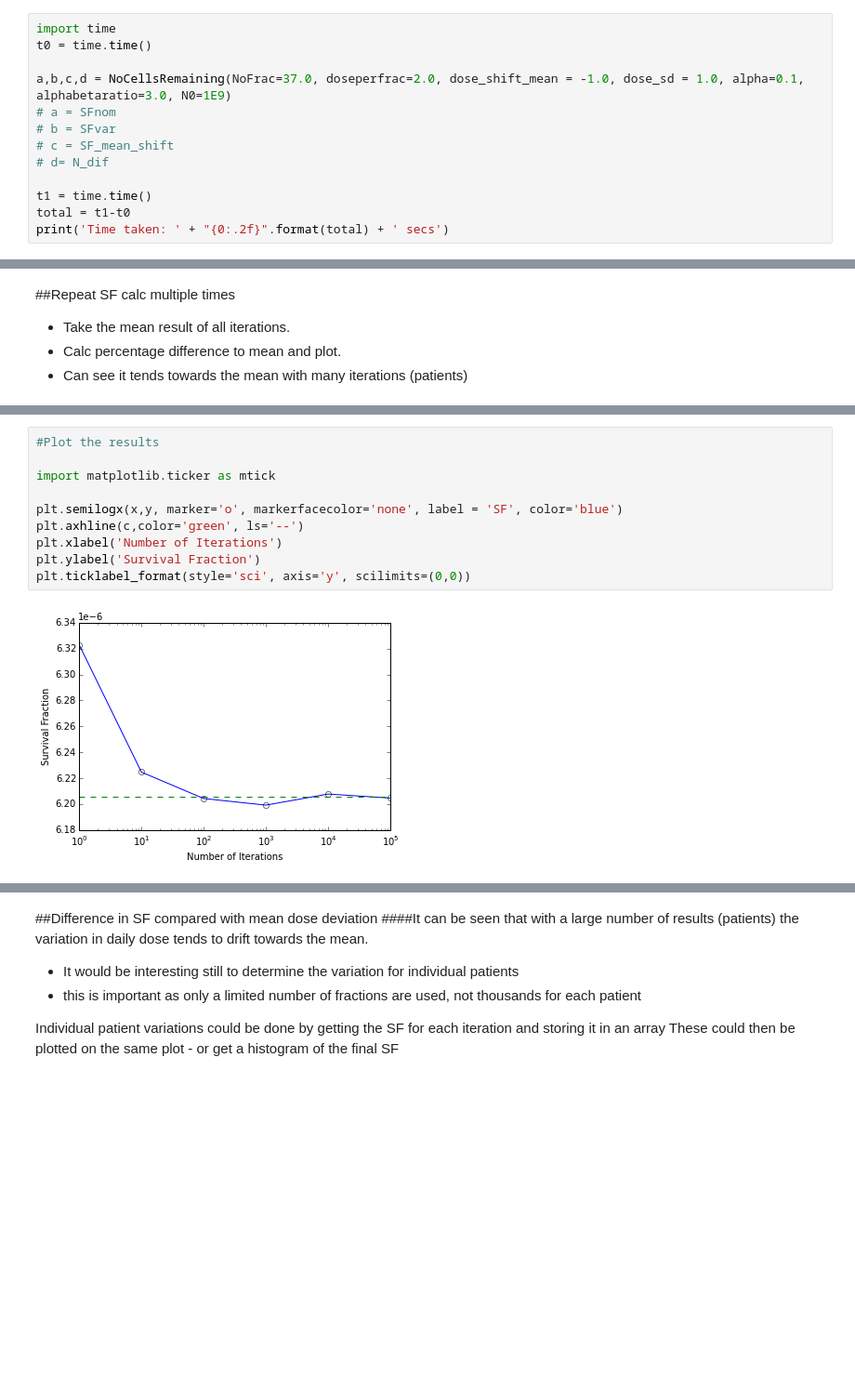
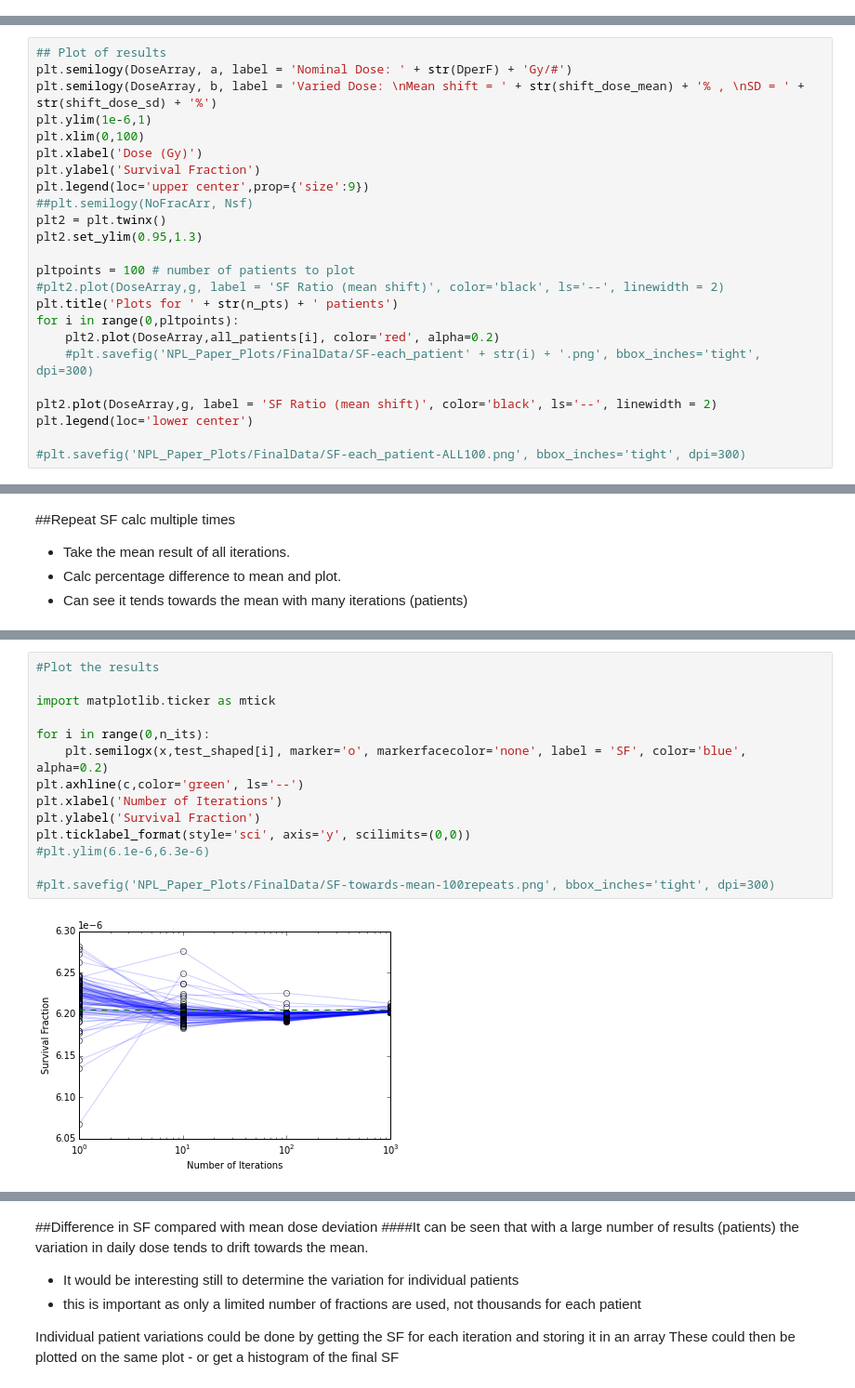
Before and after one commit to mbolt01/InitialCode, a Jupyter notebook: Survival Fraction.ipynb, the cells around one changed output, grey strips where cells are left out. Shown: that part at 93% size. Cells and saved outputs as stored; diff of their text form; blank space fills up the shorter version.

Commit message:
Graph formatting mainly

```diff
--- a/Survival Fraction.ipynb
+++ b/Survival Fraction.ipynb
@@ -301,13 +317,0 @@ def NoCellsRemaining(NoFrac = None, doseperfrac = None, alphabetaratio = None,
-# %%
-import time
-t0 = time.time()
-
-a,b,c,d = NoCellsRemaining(NoFrac=37.0, doseperfrac=2.0, dose_shift_mean = -1.0, dose_sd = 1.0, alpha=0.1, alphabetaratio=3.0, N0=1E9)
-# a = SFnom
-# b = SFvar
-# c = SF_mean_shift
-# d= N_dif
-
-t1 = time.time()
-total = t1-t0
-print('Time taken: ' + "{0:.2f}".format(total) + ' secs')
@@ -335,0 +372,24 @@ Time taken: 0.10 secs
+# %%
+## Plot of results
+plt.semilogy(DoseArray, a, label = 'Nominal Dose: ' + str(DperF) + 'Gy/#')
+plt.semilogy(DoseArray, b, label = 'Varied Dose: \nMean shift = ' + str(shift_dose_mean) + '% , \nSD = ' + str(shift_dose_sd) + '%')
+plt.ylim(1e-6,1)
+plt.xlim(0,100)
+plt.xlabel('Dose (Gy)')
+plt.ylabel('Survival Fraction')
+plt.legend(loc='upper center',prop={'size':9})
+##plt.semilogy(NoFracArr, Nsf)
+plt2 = plt.twinx()
+plt2.set_ylim(0.95,1.3)
+
+pltpoints = 100 # number of patients to plot
+#plt2.plot(DoseArray,g, label = 'SF Ratio (mean shift)', color='black', ls='--', linewidth = 2)
+plt.title('Plots for ' + str(n_pts) + ' patients')
+for i in range(0,pltpoints):
+    plt2.plot(DoseArray,all_patients[i], color='red', alpha=0.2)
+    #plt.savefig('NPL_Paper_Plots/FinalData/SF-each_patient' + str(i) + '.png', bbox_inches='tight', dpi=300)
+
+plt2.plot(DoseArray,g, label = 'SF Ratio (mean shift)', color='black', ls='--', linewidth = 2)
+plt.legend(loc='lower center')
+
+#plt.savefig('NPL_Paper_Plots/FinalData/SF-each_patient-ALL100.png', bbox_inches='tight', dpi=300)
@@ -564,12 +638,16 @@ Time taken for 100000: 146.13 secs
 # %%
 #Plot the results
 
 import matplotlib.ticker as mtick
 
-plt.semilogx(x,y, marker='o', markerfacecolor='none', label = 'SF', color='blue')
+for i in range(0,n_its):
+    plt.semilogx(x,test_shaped[i], marker='o', markerfacecolor='none', label = 'SF', color='blue', alpha=0.2)
 plt.axhline(c,color='green', ls='--')
 plt.xlabel('Number of Iterations')
 plt.ylabel('Survival Fraction')
 plt.ticklabel_format(style='sci', axis='y', scilimits=(0,0))
+#plt.ylim(6.1e-6,6.3e-6)
+
+#plt.savefig('NPL_Paper_Plots/FinalData/SF-towards-mean-100repeats.png', bbox_inches='tight', dpi=300)
 # %% [output]
-[figure, old version]
+[figure, new version]
```
Also changed, not shown: parts of 11 cells of this notebook.
